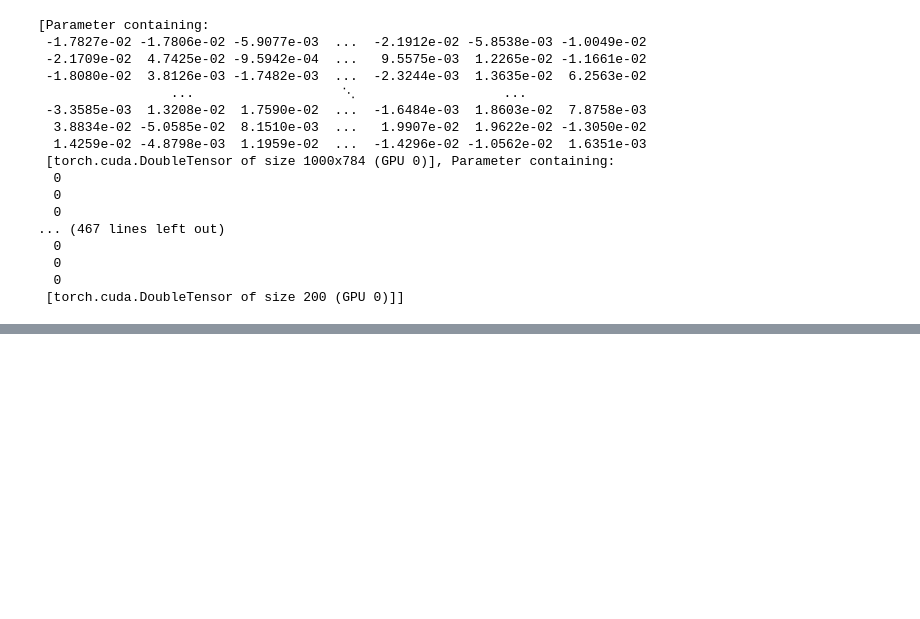
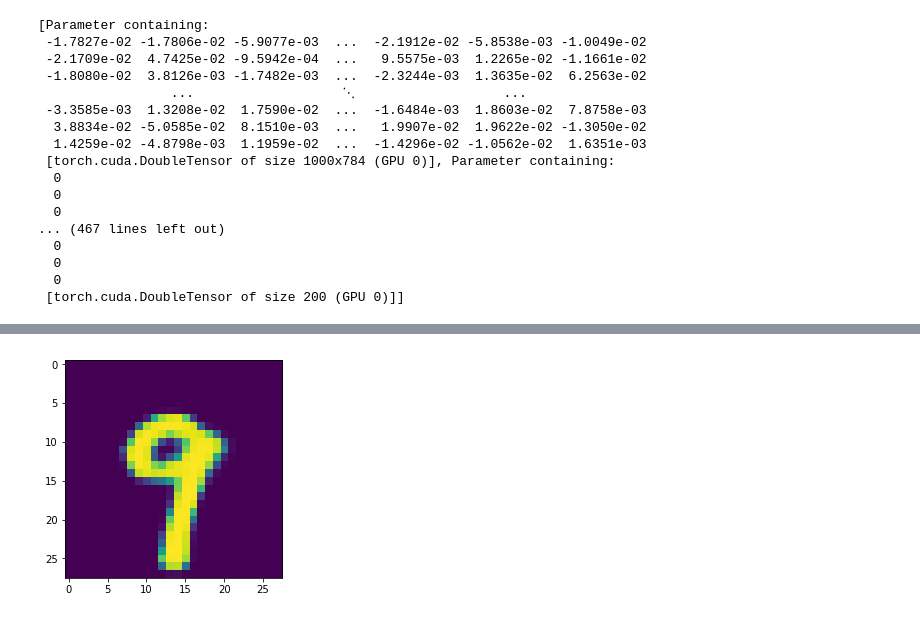
Before and after one commit to udion/generative_models, a Jupyter notebook: VAEs/VAE.ipynb, the cells around one changed output, grey strips where cells are left out. Cells and saved outputs as stored; diff of their text form; code cells hidden in the pictures; blank space fills up the shorter version.

```diff
--- a/VAEs/VAE.ipynb
+++ b/VAEs/VAE.ipynb
@@ -241 +228,10 @@ for itr in range(n_iter):
 ... (8 outputs left out)
+# %%
+z_test = tch.randn(1,d_inp_dim)*4+1
+z_test = z_test.view(-1, d_inp_dim)
+y = D(z)
+y1 = y.data.cpu().numpy().reshape(-1,28,28)
+plt.imshow(y1[7,:,:])
+plt.show()
+# %% [output]
+[figure, added]
```
Also changed, not shown: parts of 8 cells of this notebook.
